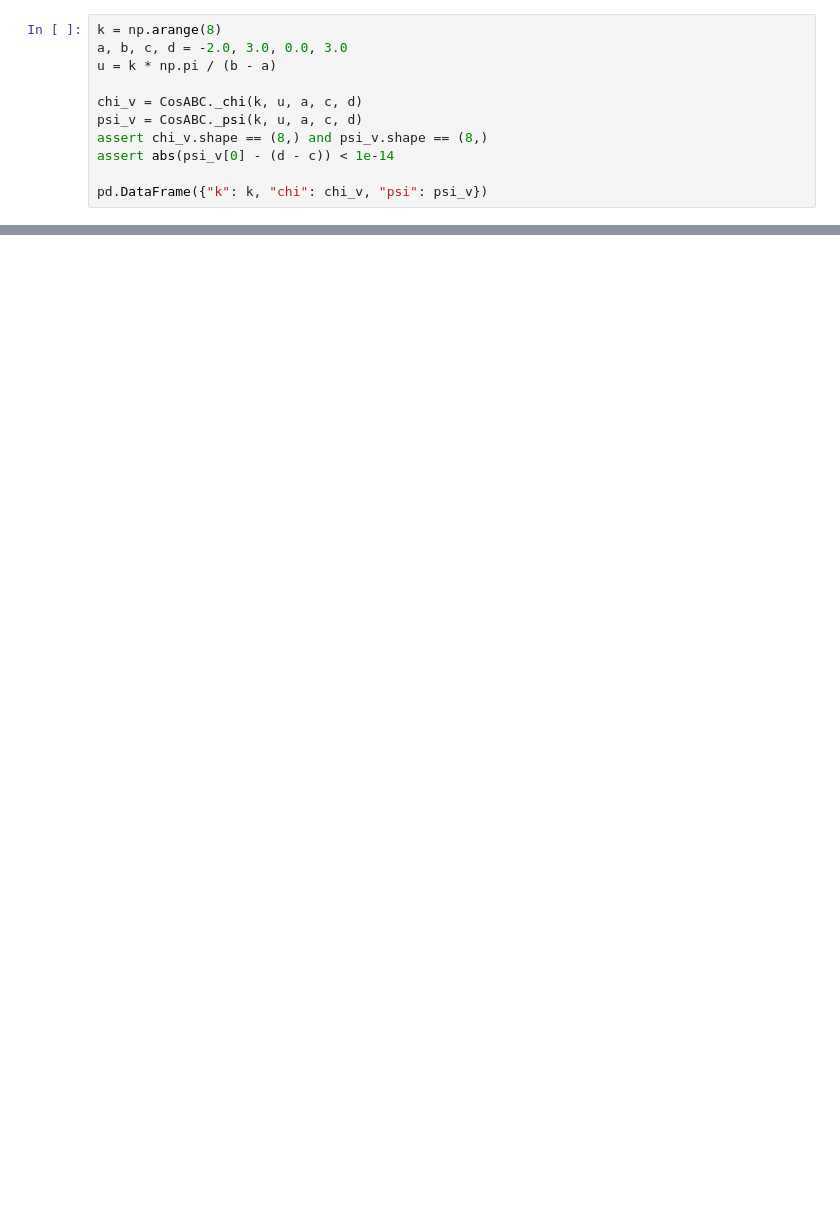
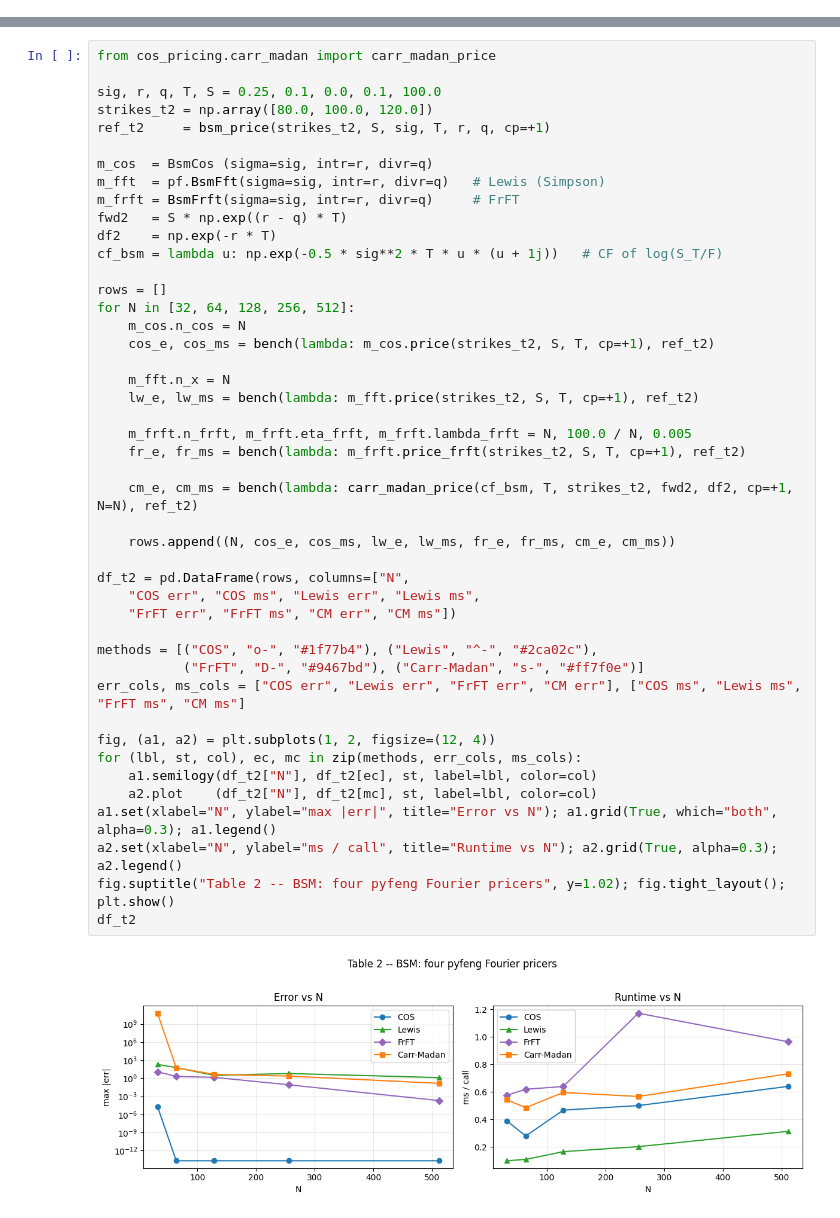
Before and after one commit to ee2625/fourier-cosine-option-pricing, a Jupyter notebook: notebooks/tests.ipynb, the cells around one changed output, grey strips where cells are left out. Saved outputs shown, nothing was run; the diff lists cells and outputs as text; blank space fills up the shorter version.

```diff
--- a/notebooks/tests.ipynb
+++ b/notebooks/tests.ipynb
@@ -416,11 +0,0 @@ coefficients. Shape check plus the `psi(k=0) = d - c` identity.
-# %%
-k = np.arange(8)
-a, b, c, d = -2.0, 3.0, 0.0, 3.0
-u = k * np.pi / (b - a)
-
-chi_v = CosABC._chi(k, u, a, c, d)
-psi_v = CosABC._psi(k, u, a, c, d)
-assert chi_v.shape == (8,) and psi_v.shape == (8,)
-assert abs(psi_v[0] - (d - c)) < 1e-14
-
-pd.DataFrame({"k": k, "chi": chi_v, "psi": psi_v})
@@ -1770,0 +79,47 @@ tests/test_pyfeng_frft.py::test_frft_lambda_grid_refines_price PASSED    [100%]
+# %%
+from cos_pricing.carr_madan import carr_madan_price
+
+sig, r, q, T, S = 0.25, 0.1, 0.0, 0.1, 100.0
+strikes_t2 = np.array([80.0, 100.0, 120.0])
+ref_t2     = bsm_price(strikes_t2, S, sig, T, r, q, cp=+1)
+
+m_cos  = BsmCos (sigma=sig, intr=r, divr=q)
+m_fft  = pf.BsmFft(sigma=sig, intr=r, divr=q)   # Lewis (Simpson)
+m_frft = BsmFrft(sigma=sig, intr=r, divr=q)     # FrFT
+fwd2   = S * np.exp((r - q) * T)
+df2    = np.exp(-r * T)
+cf_bsm = lambda u: np.exp(-0.5 * sig**2 * T * u * (u + 1j))   # CF of log(S_T/F)
+
+rows = []
+for N in [32, 64, 128, 256, 512]:
+    m_cos.n_cos = N
+    cos_e, cos_ms = bench(lambda: m_cos.price(strikes_t2, S, T, cp=+1), ref_t2)
+
+    m_fft.n_x = N
+    lw_e, lw_ms = bench(lambda: m_fft.price(strikes_t2, S, T, cp=+1), ref_t2)
+
+    m_frft.n_frft, m_frft.eta_frft, m_frft.lambda_frft = N, 100.0 / N, 0.005
+    fr_e, fr_ms = bench(lambda: m_frft.price_frft(strikes_t2, S, T, cp=+1), ref_t2)
+
+    cm_e, cm_ms = bench(lambda: carr_madan_price(cf_bsm, T, strikes_t2, fwd2, df2, cp=+1, N=N), ref_t2)
+
+    rows.append((N, cos_e, cos_ms, lw_e, lw_ms, fr_e, fr_ms, cm_e, cm_ms))
+
+df_t2 = pd.DataFrame(rows, columns=["N",
+    "COS err", "COS ms", "Lewis err", "Lewis ms",
+    "FrFT err", "FrFT ms", "CM err", "CM ms"])
+
+methods = [("COS", "o-", "#1f77b4"), ("Lewis", "^-", "#2ca02c"),
+           ("FrFT", "D-", "#9467bd"), ("Carr-Madan", "s-", "#ff7f0e")]
+err_cols, ms_cols = ["COS err", "Lewis err", "FrFT err", "CM err"], ["COS ms", "Lewis ms", "FrFT ms", "CM ms"]
+
+fig, (a1, a2) = plt.subplots(1, 2, figsize=(12, 4))
+for (lbl, st, col), ec, mc in zip(methods, err_cols, ms_cols):
+    a1.semilogy(df_t2["N"], df_t2[ec], st, label=lbl, color=col)
+    a2.plot    (df_t2["N"], df_t2[mc], st, label=lbl, color=col)
+a1.set(xlabel="N", ylabel="max |err|", title="Error vs N"); a1.grid(True, which="both", alpha=0.3); a1.legend()
+a2.set(xlabel="N", ylabel="ms / call", title="Runtime vs N"); a2.grid(True, alpha=0.3); a2.legend()
+fig.suptitle("Table 2 -- BSM: four pyfeng Fourier pricers", y=1.02); fig.tight_layout(); plt.show()
+df_t2
+# %% [output]
+[figure, added]
```
Also changed, not shown: parts of 106 cells of this notebook.
